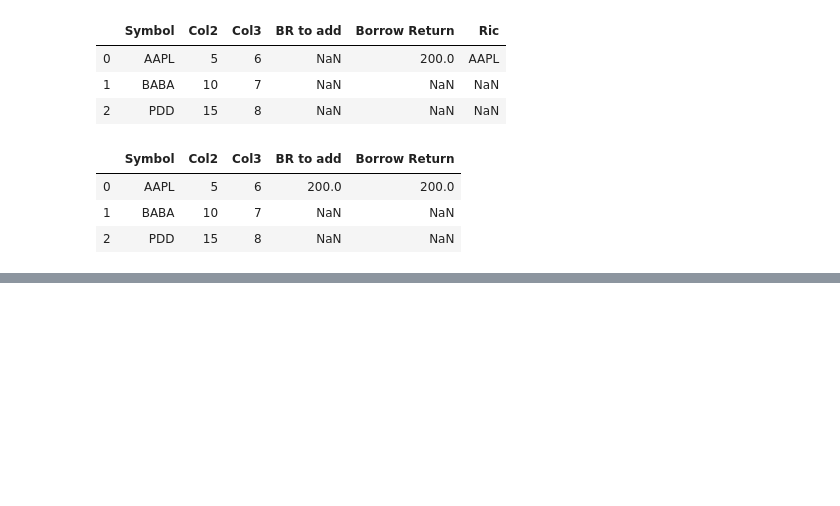
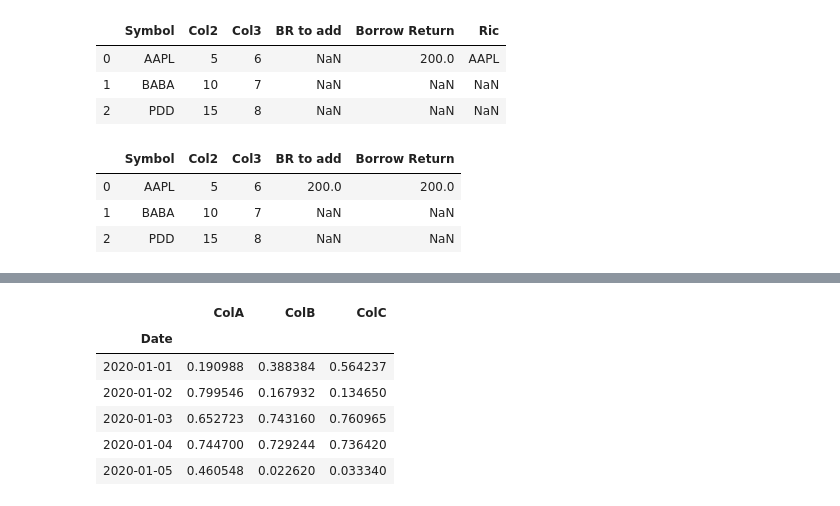
Before and after one commit to nicholas-han/Quant-Playground, a Jupyter notebook: Quant_Flow_Coco.ipynb, the cells around one changed output, grey strips where cells are left out. Saved outputs shown, nothing was run; the diff lists cells and outputs as text; code cells hidden in the pictures; blank space fills up the shorter version.

```diff
--- a/Quant_Flow_Coco.ipynb
+++ b/Quant_Flow_Coco.ipynb
@@ -36,0 +51,12 @@ data1.head()
+# %%
+df.set_index('Date', inplace=True) # one line set_index
+df.index = df.index.map(lambda x: datetime.strptime(x, '%Y%m%d'))
+df.head()
+# %% [output]
+|  | ColA | ColB | ColC |
+| Date |  |  |  |
+| 2020-01-01 | 0.190988 | 0.388384 | 0.564237 |
+| 2020-01-02 | 0.799546 | 0.167932 | 0.134650 |
+| 2020-01-03 | 0.652723 | 0.743160 | 0.760965 |
+| 2020-01-04 | 0.744700 | 0.729244 | 0.736420 |
+| 2020-01-05 | 0.460548 | 0.022620 | 0.033340 |
```
Also changed, not shown: parts of 4 cells of this notebook.
